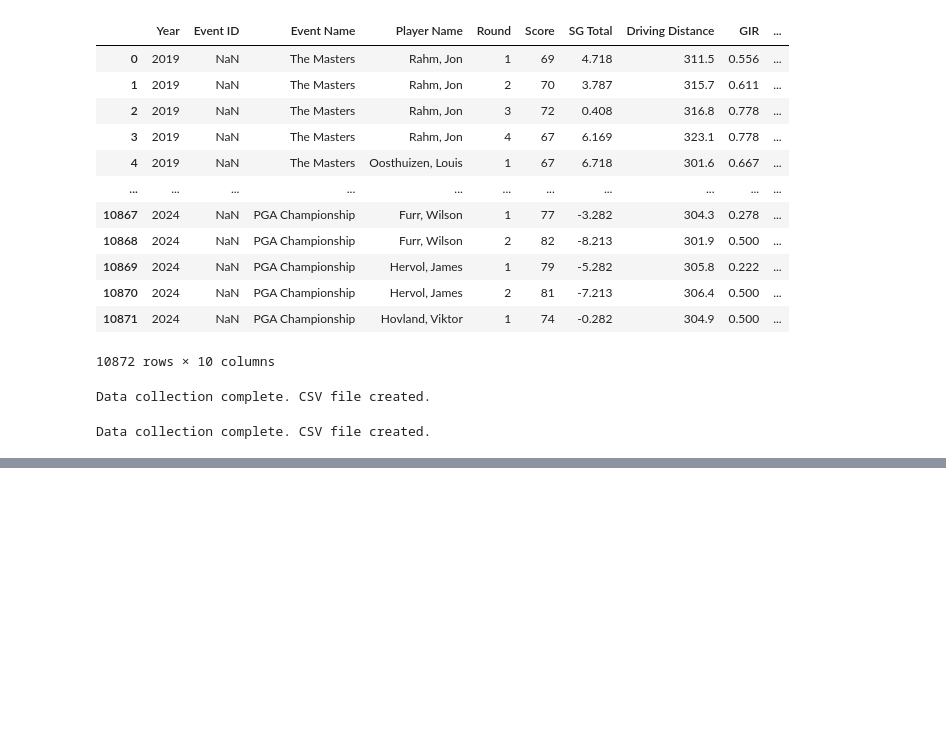
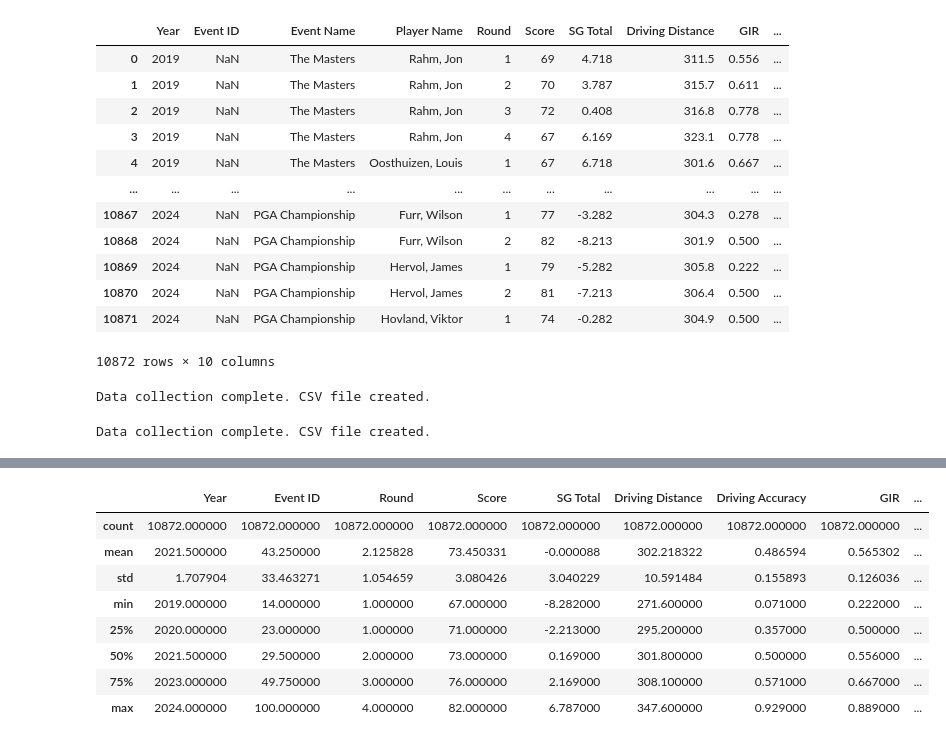
Before and after one commit to apell74/golf_model, a Jupyter notebook: index.ipynb, the cells around one changed output, grey strips where cells are left out. Cells and saved outputs as stored; diff of their text form; code cells hidden in the pictures; blank space fills up the shorter version.

```diff
--- a/index.ipynb
+++ b/index.ipynb
@@ -393,0 +403,12 @@ final_df
+# %%
+final_df.describe()
+# %% [output]
+|  | Year | Event ID | Round | Score | SG Total | Driving Distance | Driving Accuracy | GIR | ... |
+| count | 10872.000000 | 10872.000000 | 10872.000000 | 10872.000000 | 10872.000000 | 10872.000000 | 10872.000000 | 10872.000000 | ... |
+| mean | 2021.500000 | 43.250000 | 2.125828 | 73.450331 | -0.000088 | 302.218322 | 0.486594 | 0.565302 | ... |
+| std | 1.707904 | 33.463271 | 1.054659 | 3.080426 | 3.040229 | 10.591484 | 0.155893 | 0.126036 | ... |
+| min | 2019.000000 | 14.000000 | 1.000000 | 67.000000 | -8.282000 | 271.600000 | 0.071000 | 0.222000 | ... |
+| 25% | 2020.000000 | 23.000000 | 1.000000 | 71.000000 | -2.213000 | 295.200000 | 0.357000 | 0.500000 | ... |
+| 50% | 2021.500000 | 29.500000 | 2.000000 | 73.000000 | 0.169000 | 301.800000 | 0.500000 | 0.556000 | ... |
+| 75% | 2023.000000 | 49.750000 | 3.000000 | 76.000000 | 2.169000 | 308.100000 | 0.571000 | 0.667000 | ... |
+| max | 2024.000000 | 100.000000 | 4.000000 | 82.000000 | 6.787000 | 347.600000 | 0.929000 | 0.889000 | ... |
```
Also changed, not shown: parts of 3 cells of this notebook.
